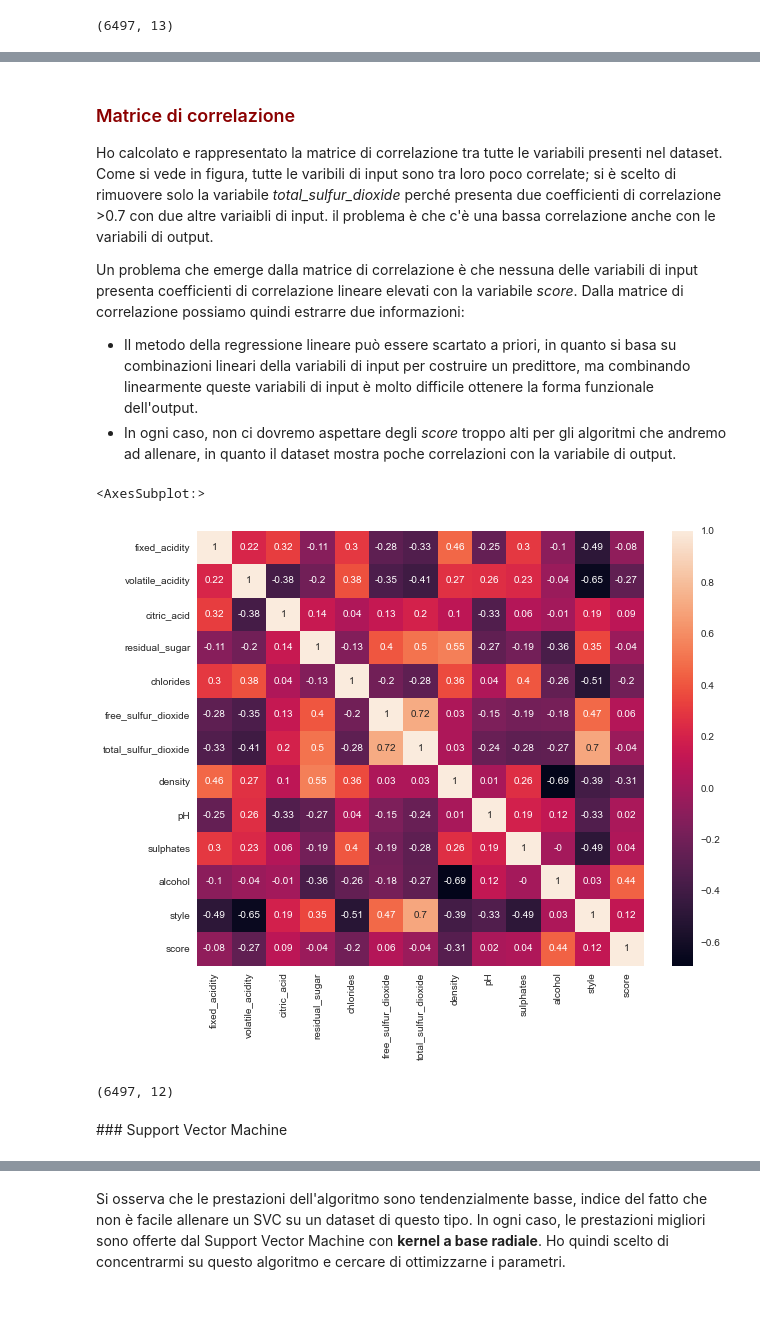
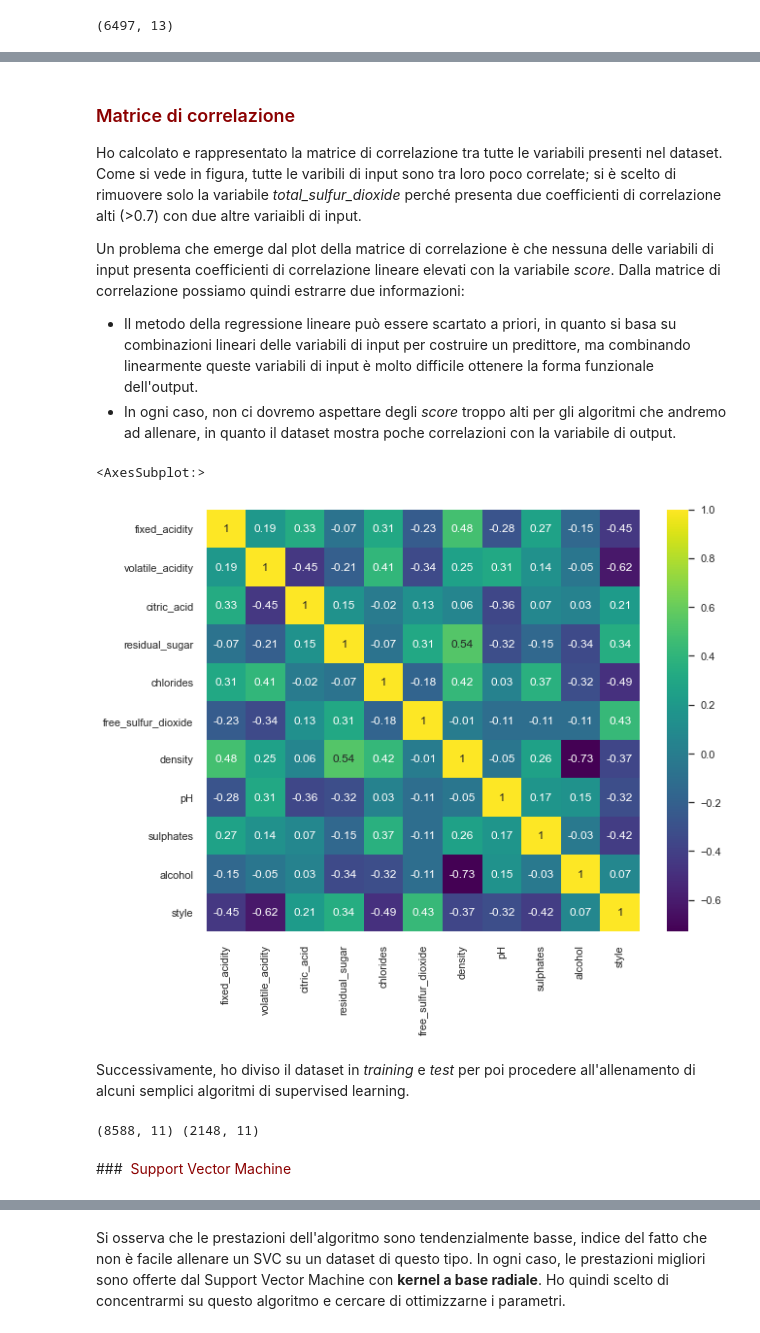
Before and after one commit to andreasala98/WineClass, a Jupyter notebook: WineClassifier.ipynb, the cells around one changed output, grey strips where cells are left out. Drawn from its saved outputs; the diff is of its cells as text; code cells hidden in the pictures; blank space fills up the shorter version.

Commit message:
SMOTE added

```diff
--- a/WineClassifier.ipynb
+++ b/WineClassifier.ipynb
@@ -61,0 +52,7 @@ df.head()
+# %%
+sns.set(style = 'whitegrid', rc={'figure.figsize':(11,8)})
+ax = sns.histplot(df['score'], bins=6, kde=False, stat='count')
+ax.set_ylabel("Counts")
+ax.set_xlabel("score")
+ax.set_title("Score Distribution", fontsize=16)
+plt.show()
@@ -61,0 +78,11 @@ df.head()
+# %%
+from imblearn.over_sampling import SMOTE, RandomOverSampler
+train_cols = ['fixed_acidity','volatile_acidity','citric_acid','residual_sugar','chlorides',
+               'free_sulfur_dioxide','density','pH','sulphates','alcohol', 'style']
+X = df[train_cols]
+y = df['score']
+weights = {3:800, 4:1500, 5:2300, 6:2836, 7:1800, 8:1200, 9:300}
+oversample = SMOTE(k_neighbors=4, sampling_strategy=weights)
+# transform the dataset
+XX, YY = oversample.fit_resample(X, y)
+XX.shape
@@ -62,29 +96,25 @@ df.head()
 # %% [markdown]
 ### <span style="color:darkred"> Matrice di correlazione </span>
-Ho calcolato e rappresentato la matrice di correlazione tra tutte le variabili presenti nel dataset. Come si vede in figura, tutte le varibili di input sono tra loro poco correlate; si è scelto di rimuovere solo la variabile _total\_sulfur\_dioxide_  perché presenta due coefficienti di correlazione >0.7 con due altre variaibli di input. il problema è che c'è una bassa correlazione anche con le variabili di output.
+Ho calcolato e rappresentato la matrice di correlazione tra tutte le variabili presenti nel dataset. Come si vede in figura, tutte le varibili di input sono tra loro poco correlate; si è scelto di rimuovere solo la variabile _total\_sulfur\_dioxide_  perché presenta due coefficienti di correlazione alti  (>0.7) con due altre variaibli di input.
 
-Un problema che emerge dalla matrice di correlazione è che nessuna delle variabili di input presenta coefficienti di correlazione lineare elevati con la variabile _score_. Dalla matrice di correlazione possiamo quindi estrarre due informazioni:
-- Il metodo della regressione lineare può essere scartato a priori, in quanto si basa su combinazioni lineari della variabili di input per costruire un predittore, ma combinando linearmente queste variabili di input è molto difficile ottenere la forma funzionale dell'output.
+Un problema che emerge dal plot della matrice di correlazione è che nessuna delle variabili di input presenta coefficienti di correlazione lineare elevati con la variabile _score_. Dalla matrice di correlazione possiamo quindi estrarre due informazioni:
+- Il metodo della regressione lineare può essere scartato a priori, in quanto si basa su combinazioni lineari delle variabili di input per costruire un predittore, ma combinando linearmente queste variabili di input è molto difficile ottenere la forma funzionale dell'output.
 - In ogni caso, non ci dovremo aspettare degli _score_ troppo alti per gli algoritmi che andremo ad allenare, in quanto il dataset mostra poche correlazioni con la variabile di output.
 # %%
-CorMat = df.corr().round(2)
+CorMat = XX.corr().round(2)
 fig = plt.figure(figsize=(10,8))
-sns.heatmap(data=CorMat, annot=True)
+sns.heatmap(data=CorMat, annot=True, cmap='viridis')
 # %% [output]
 <AxesSubplot:>
-[figure, old version]
+[figure, new version]
-# %%
-keep_cols  = ['fixed_acidity','volatile_acidity','citric_acid','residual_sugar','chlorides',
-               'free_sulfur_dioxide','density','pH','sulphates','alcohol', 'style', 'score']
-train_cols = ['fixed_acidity','volatile_acidity','citric_acid','residual_sugar','chlorides',
-               'free_sulfur_dioxide','density','pH','sulphates','alcohol', 'style']
-
-df = df[keep_cols]
-X_train, X_test, y_train, y_test = train_test_split(df[train_cols], y, train_size=0.8)
-
-print(df.shape)
-# %% [output]
-(6497, 12)
+# %% [markdown]
+Successivamente, ho diviso il dataset in _training_ e _test_ per poi procedere all'allenamento di alcuni semplici algoritmi di supervised learning.
+# %%
+X_train, X_test, y_train, y_test = train_test_split(XX, YY, train_size=0.8)
+
+print(X_train.shape, X_test.shape)
+# %% [output]
+(8588, 11) (2148, 11)
 # %% [markdown]
-### Support Vector Machine
+### <span style="color:darkred"> Support Vector Machine </span>
 # %% [markdown]
```
Also changed, not shown: parts of 49 cells of this notebook.
